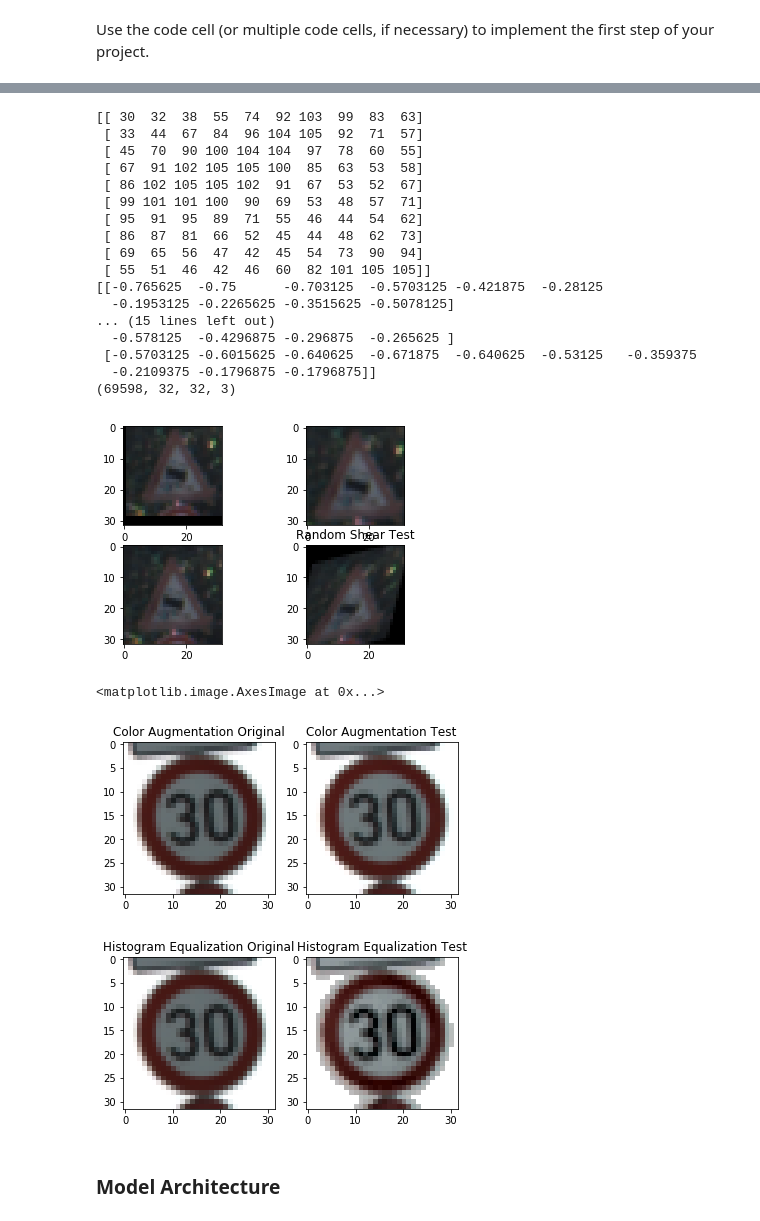
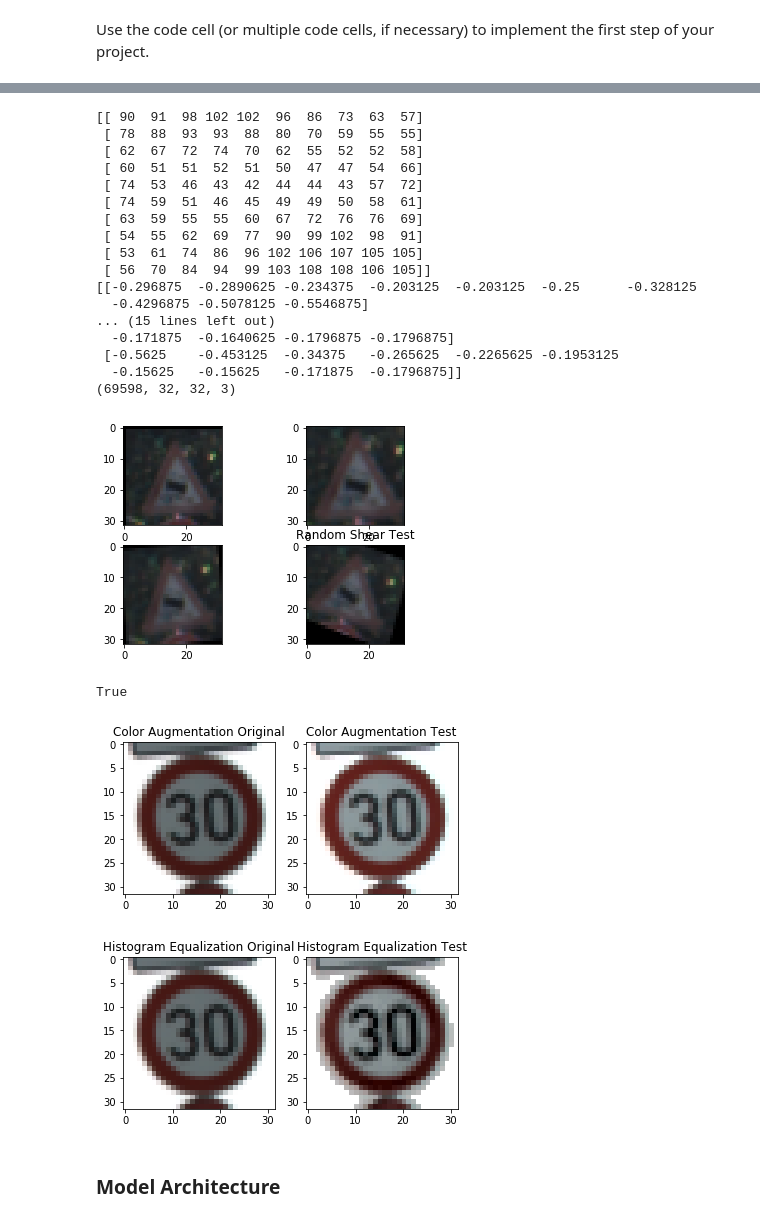
Before and after one commit to jShaoCX/CarND_Project2_Traffic_Signs, a Jupyter notebook: Traffic_Sign_Classifier.ipynb, the cells around one changed output, grey strips where cells are left out. Drawn from its saved outputs; the diff is of its cells as text; code cells hidden in the pictures.

```diff
--- a/Traffic_Sign_Classifier.ipynb
+++ b/Traffic_Sign_Classifier.ipynb
@@ -341,50 +355,62 @@ X_train_translate= np.asarray([cv.warpAffine(im,M,(32,32)) for im in X_train_aug
 plt1.imshow(X_train_translate[2000])
 plt.title('Random Translation Test')
 
+temp = cv.cvtColor(X_train_translate[2000], cv.COLOR_BGR2RGB)
+cv.imwrite('augment_translate.png', temp)
+
 X_train_resize = np.asarray([cv.resize(im,None,fx=1.2, fy=1.2, interpolation = cv.INTER_CUBIC) for im in X_train_aug_test])[:,3:35,3:35,:]
 plt2.imshow(X_train_resize[2000])
 plt.title('Resize Test')
+
+temp = cv.cvtColor(X_train_resize[2000], cv.COLOR_BGR2RGB)
+cv.imwrite('augment_resize.png', temp)
 
 rotate = 2*randint(-5,5)
 M = cv.getRotationMatrix2D((16,16),rotate,1)
 X_train_rotate = np.asarray([cv.warpAffine(im,M,(32,32)) for im in X_train_aug_test])
 plt3.imshow(X_train_rotate[2000])
 plt.title('Random Rotate Test')
+
+temp = cv.cvtColor(X_train_rotate[2000], cv.COLOR_BGR2RGB)
+cv.imwrite('augment_rotate.png', temp)
 
 shear1 = 2*randint(-2,2)
 shear2 = 2*randint(-2,2)
 shear3 = 2*randint(-2,2)
 pts1 = np.float32([[8,8],[24,24],[24,8]])
 pts2 = np.float32([[8,8+shear1],[24+shear2,24],[24,8+shear3]])
 M = cv.getAffineTransform(pts1,pts2)
 X_train_shear_up= np.asarray([cv.warpAffine(im,M,(32,32)) for im in X_train_aug_test])
 plt4.imshow(X_train_shear_up[2000])
 print(X_train_shear_up[1,10:20,10:20,0])
 print(normalize_data(X_train_shear_up)[1,10:20,10:20,0])
 plt.title('Random Shear Test')
 
+temp = cv.cvtColor(X_train_shear_up[2000], cv.COLOR_BGR2RGB)
+cv.imwrite('augment_shear.png', temp)
+
 X_aug_comb = np.concatenate((X_train_resize, X_train_translate))
 
 print(X_aug_comb.shape)
 # %% [output]
-[[ 30  32  38  55  74  92 103  99  83  63]
- [ 33  44  67  84  96 104 105  92  71  57]
- [ 45  70  90 100 104 104  97  78  60  55]
- [ 67  91 102 105 105 100  85  63  53  58]
- [ 86 102 105 105 102  91  67  53  52  67]
- [ 99 101 101 100  90  69  53  48  57  71]
- [ 95  91  95  89  71  55  46  44  54  62]
- [ 86  87  81  66  52  45  44  48  62  73]
- [ 69  65  56  47  42  45  54  73  90  94]
- [ 55  51  46  42  46  60  82 101 105 105]]
-[[-0.765625  -0.75      -0.703125  -0.5703125 -0.421875  -0.28125
-  -0.1953125 -0.2265625 -0.3515625 -0.5078125]
+[[ 90  91  98 102 102  96  86  73  63  57]
+ [ 78  88  93  93  88  80  70  59  55  55]
+ [ 62  67  72  74  70  62  55  52  52  58]
+ [ 60  51  51  52  51  50  47  47  54  66]
+ [ 74  53  46  43  42  44  44  43  57  72]
+ [ 74  59  51  46  45  49  49  50  58  61]
+ [ 63  59  55  55  60  67  72  76  76  69]
+ [ 54  55  62  69  77  90  99 102  98  91]
+ [ 53  61  74  86  96 102 106 107 105 105]
+ [ 56  70  84  94  99 103 108 108 106 105]]
+[[-0.296875  -0.2890625 -0.234375  -0.203125  -0.203125  -0.25      -0.328125
+  -0.4296875 -0.5078125 -0.5546875]
 ... (15 lines left out)
-  -0.578125  -0.4296875 -0.296875  -0.265625 ]
- [-0.5703125 -0.6015625 -0.640625  -0.671875  -0.640625  -0.53125   -0.359375
-  -0.2109375 -0.1796875 -0.1796875]]
+  -0.171875  -0.1640625 -0.1796875 -0.1796875]
+ [-0.5625    -0.453125  -0.34375   -0.265625  -0.2265625 -0.1953125
+  -0.15625   -0.15625   -0.171875  -0.1796875]]
 (69598, 32, 32, 3)
-[figure, old version]
+[figure, new version]
 # %%
 #Color Augmentation implementation taken from online
 #and adapted to RGB instead of BGR
@@ -413,6 +439,9 @@ bright_im = augment_brightness_camera_images(test_im)
 plt2.imshow(bright_im)
 fig2 = plt.figure()
 
+temp = cv.cvtColor(bright_im, cv.COLOR_BGR2RGB)
+cv.imwrite('augment_brightness.png', temp)
+
 plt1 = plt.subplot(121)
 plt.title('Histogram Equalization Original')
 plt2 = plt.subplot(122)
@@ -420,9 +449,12 @@ plt.title('Histogram Equalization Test')
 plt1.imshow(X_train[3479])
 bright_im = histogram_equalization_RGB(test_im)
 plt2.imshow(bright_im)
+
+temp = cv.cvtColor(bright_im, cv.COLOR_BGR2RGB)
+cv.imwrite('histogram_equalization_image.png', temp)
 # %% [output]
-<matplotlib.image.AxesImage at 0x...>
+True
-[figure, old version]
+[figure, new version]
 [figure]
 # %%
 #Data augmentation generator
```
Also changed, not shown: parts of 10 cells of this notebook, 31 other files.
